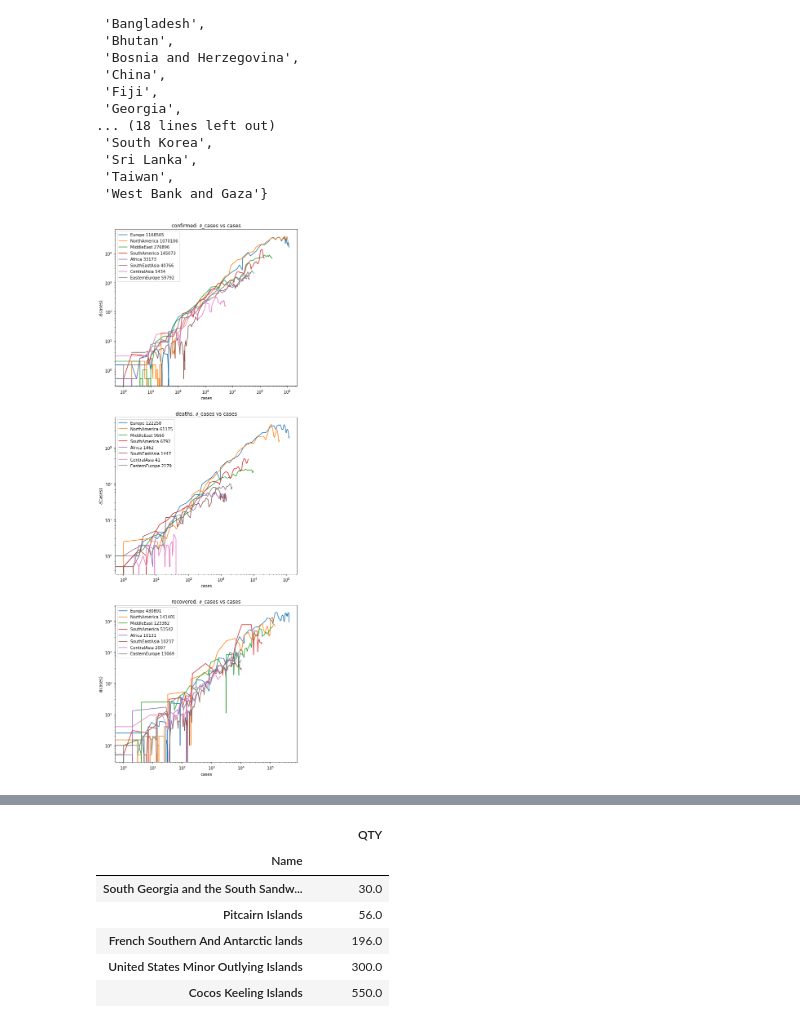
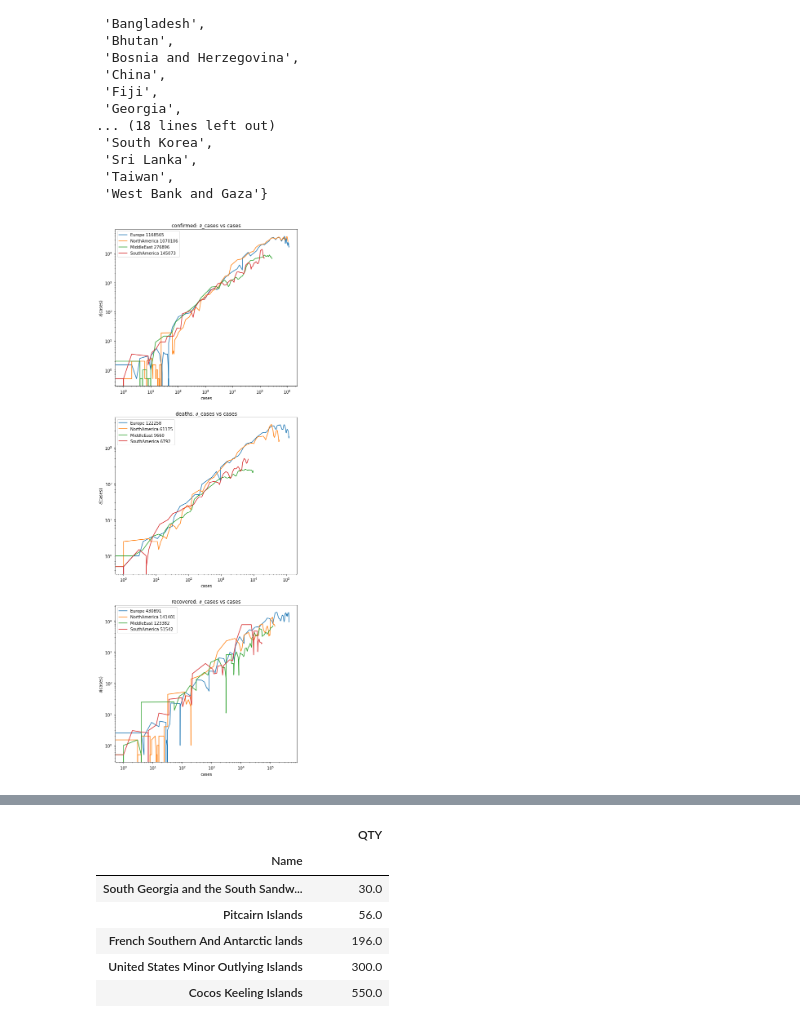
Before and after one commit to k1m190r/covid-19, a Jupyter notebook: COVID-19_v2.ipynb, the cells around one changed output, grey strips where cells are left out. Saved outputs shown, nothing was run; the diff lists cells and outputs as text; code cells hidden in the pictures.

```diff
--- a/COVID-19_v2.ipynb
+++ b/COVID-19_v2.ipynb
@@ -147,6 +147,6 @@ for stat in StatType:
         legend=True,
         title=f"{stat}: log(cases) vs days",
         figsize=(8, 8),
-        style="o",
+        style="-",
     )
 # %% [output]
@@ -242,7 +212,7 @@ for i, case in enumerate(StatType):
     ax = axes[i]
     ax.set_title(f"{case}: ∂_% vs %population")
 
-    ax.plot(X, Y, "o")
+    ax.plot(X, Y, "-")
 
     ax.set_xscale("log")
     ax.set_xlabel("% population")
@@ -250,6 +220,5 @@ for i, case in enumerate(StatType):
     ax.set_yscale("log")
     ax.set_ylabel("∂(% population)")
 
-#     ax.legend(Countries)
     ax.legend([f"{t}: {DATA[t, case].values[-1]}" for t in Countries])
 # %% [output]
@@ -493,37 +459,37 @@ for stat in StatType:
 # %%
 # ln(∂_cases) vs ln_cases
 
 Territories = [
     "Europe",
     "NorthAmerica",
     "MiddleEast",
     "SouthAmerica",
-    "Africa",
-    "SouthEastAsia",
-    "CentralAsia",
-    "EasternEurope",
+#     "Africa",
+#     "SouthEastAsia",
+#     "CentralAsia",
+#     "EasternEurope",
 ]
 
 fig, axes = plt.subplots(len(StatType), figsize=(8, 8 * len(StatType)))
 
 DTERR = pd.DataFrame(
     np.gradient(TERR[Territories], axis=0), columns=TERR[Territories].columns
 )
 
 for i, stat in enumerate(StatType):
     X = TERR[product(Territories, [stat])]
     Y = DTERR[product(Territories, [stat])]
     ax = axes[i]
     ax.set_title(f"{stat}: ∂_cases vs cases")
     ax.plot(X, Y, "-")
     ax.set_xscale("log")
     ax.set_xlabel("cases")
 
     ax.set_yscale("log")
     ax.set_ylabel("∂(cases)")
     ax.legend([f"{t} {TERR[t, stat].values[-1]}" for t in Territories])
 # %% [output]
-[figure, old version]
+[figure, new version]
 # %%
 # % ln(∂_cases) vs ln_cases
 
```
Also changed, not shown: parts of 9 cells of this notebook.
